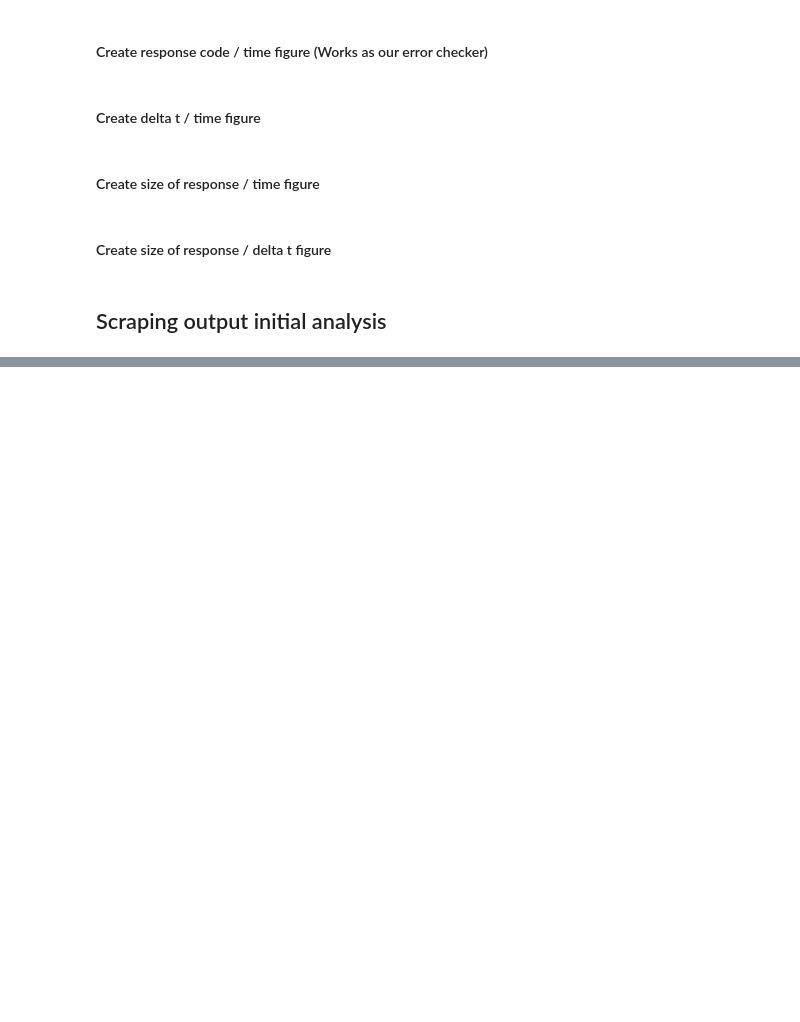
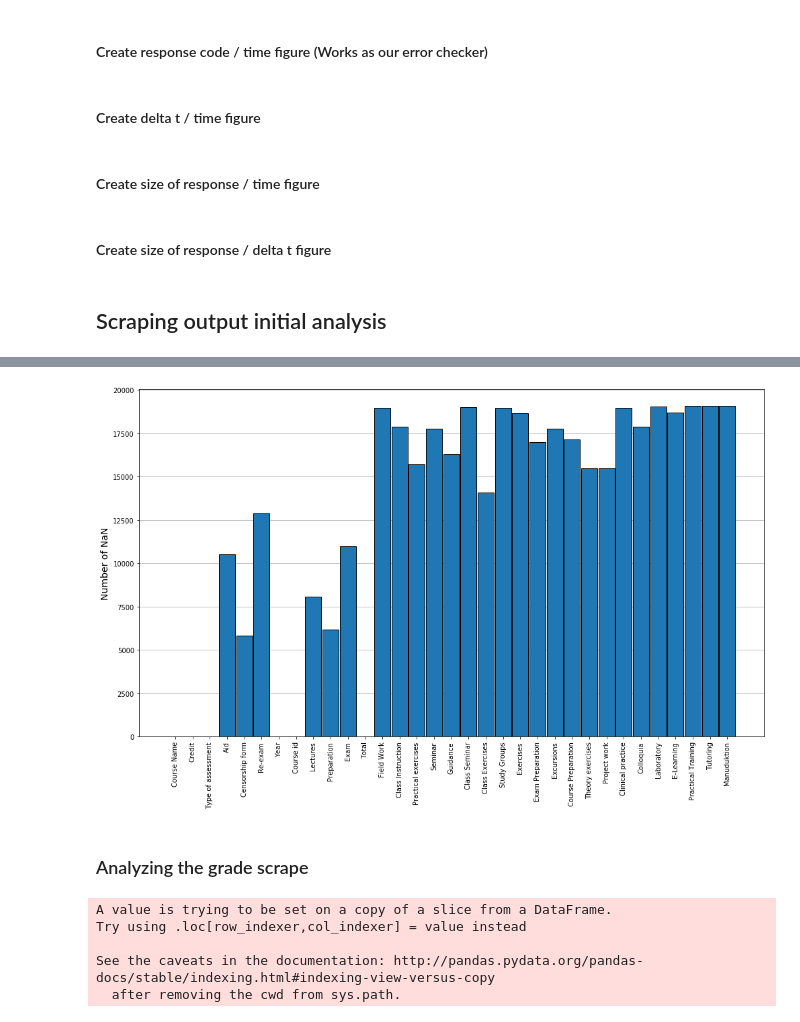
Before and after one commit to tnv875/Group18-NoTeeth, a Jupyter notebook: Exam project/1A Final Folder/Group 18 - Exam hand-in.ipynb, the cells around one changed output, grey strips where cells are left out. Cells and saved outputs as stored; diff of their text form; code cells hidden in the pictures; blank space fills up the shorter version.

```diff
--- a/Exam project/1A Final Folder/Group 18 - Exam hand-in.ipynb
+++ b/Exam project/1A Final Folder/Group 18 - Exam hand-in.ipynb
@@ -1025,0 +1121,32 @@ plt.scatter(log_df.delta_t,log_df.response_size)
+# %%
+# Creating new data set, to make on big figre.
+chosen_ones = df[['Course Name', 'Credit', 'Type of assessment', 'Aid', \
+        'Censorship form', 'Re-exam','Year', 'Course id','Lectures', \
+       'Preparation', 'Exam','Total',     'Field Work', \
+       'Class Instruction', 'Practical exercises', \
+       'Seminar', 'Guidance','Class Seminar','Class Exercises', 'Study Groups', 'Exercises', \
+       'Exam Preparation', 'Excursions', 'Course Preparation', 'Theory exercises', 'Project work',\
+       'Clinical practice', 'Colloquia', 'Laboratory', \
+       'E-Learning', 'Practical Training',  'Tutoring',\
+       'Manuduktion']]
+# %%
+#Number of NaN's
+df_nans = chosen_ones.apply(lambda x: x.isna().sum())
+list_nans=df_nans.tolist()
+list_names=df_nans.index.values.tolist()
+# %%
+# Creating figure to show number of NaNs for each scrapped variable.
+f, ax = plt.subplots(figsize=(14,9))
+
+plt.subplot(1, 1, 1)
+plt.grid(axis ='y',zorder=0)
+plt.ylabel('Number of NaN',fontsize=14)
+plt.xticks(rotation=90)
+plt.bar(list_names, list_nans, width=0.93, edgecolor='black',zorder=3)
+plt.tight_layout()
+
+f.savefig('course_number_of_nans.png')
+# %% [output]
+[figure, added]
+# %% [markdown]
+### Analyzing the grade scrape
@@ -1025,0 +1165,11 @@ plt.scatter(log_df.delta_t,log_df.response_size)
+# %%
+# Converting to string inorder to count strings.
+
+for i in grades_trans.columns.values:
+    grades_trans[i] = grades_trans[i].apply(str)
+# %% [output]
+A value is trying to be set on a copy of a slice from a DataFrame.
+Try using .loc[row_indexer,col_indexer] = value instead
+
+See the caveats in the documentation: http://pandas.pydata.org/pandas-docs/stable/indexing.html#indexing-view-versus-copy
+  after removing the cwd from sys.path.
```
Also changed, not shown: parts of 113 cells of this notebook.
